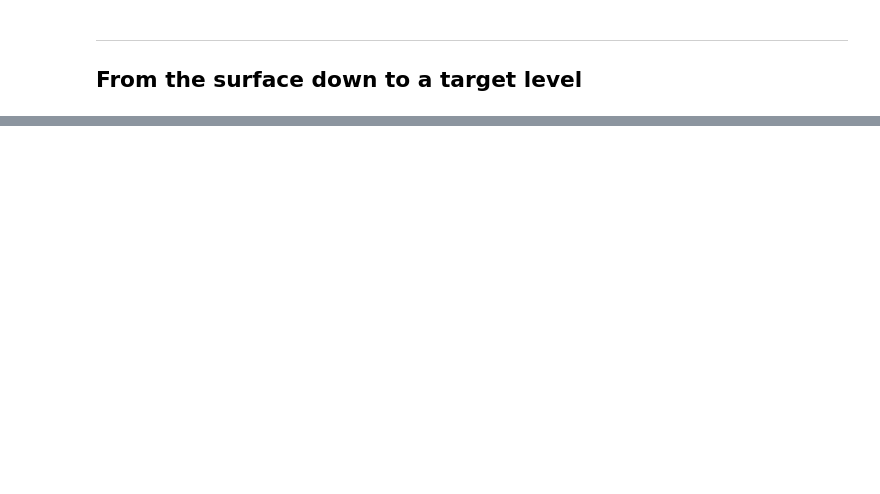
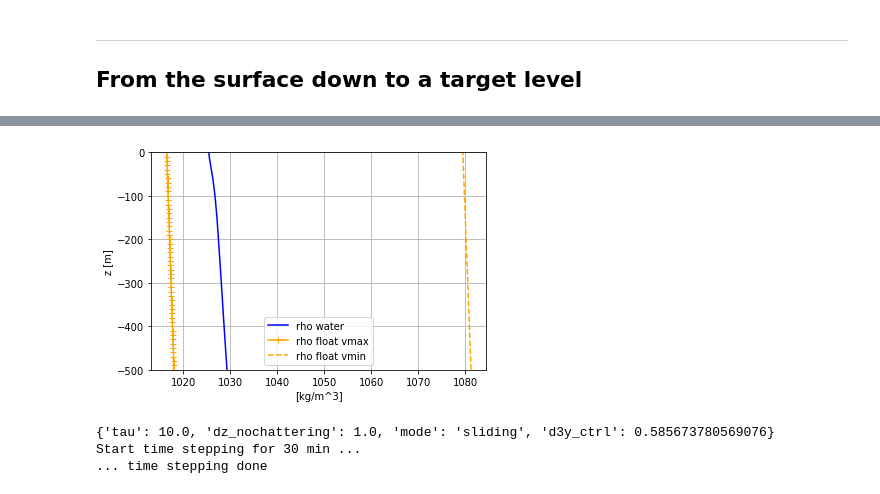
Before and after one commit to apatlpo/cognac, a Jupyter notebook: instrum/zcontrol_nrg.ipynb, the cells around one changed output, grey strips where cells are left out. Drawn from its saved outputs; the diff is of its cells as text; code cells hidden in the pictures; blank space fills up the shorter version.

Commit message:
improves nrg calculation, and comparison between compressible and less compressible cases

```diff
--- a/instrum/zcontrol_nrg.ipynb
+++ b/instrum/zcontrol_nrg.ipynb
@@ -150,0 +153,40 @@ plot_log(f,z_target=z_target)
+# %%
+
+# store values from compressible float
+vmin_fc = f_c.piston.vol_min
+vmax_fc = f_c.piston.vol_max
+
+print('vol_min compressible float: %.1f cm^3' %(vmin_fc*1e6))
+
+#
+f = autonomous_float(model='ENSTA')
+
+# compute compressibility
+gamma = compute_gamma(f.a,.005,material='aluminium')
+print('Float compressibility = %e /dbar \n' %(gamma))
+f.gamma=gamma
+
+# adjust mass to be at equilibrium at -250m
+iz = np.argmin(np.abs(z+250))
+f.adjust_m(p[iz],temp[iz],rho_w[iz])
+
+# set vmax such that the float is neutral at the surface
+iz = np.argmin(np.abs(z+0))
+vmax = f.volume4equilibrium(p[iz],temp[iz],rho_w[iz])
+#vmax = vmax_fc # not enough
+
+# set vmin such that the float is neutral at 1000m depth
+#iz = np.argmin(np.abs(z+1000))
+#vmin = f.volume4equilibrium(p[iz],temp[iz],rho_w[iz])
+vmin = vmin_fc
+
+# adjust vmax to be confortable at the surface - arbitrary !!!
+#vmax = vmax + (vmax-vmin)
+vmax += 50. * 1e-6 # units: m^3 !
+#
+
+f.init_piston(vol_min=vmin,vol_max=vmax,vol=vmax)
+print(f)
+
+# compute bounds on motions
+fmax, fmin, afmax, wmax = f.compute_bounds(w,-500.)
@@ -150,0 +211,13 @@ plot_log(f,z_target=z_target)
+# %%
+# show densities
+plot_float_density(z, f, w)
+# %% [output]
+[figure, added]
+# %%
+#
+f.time_step(w,T=1800.,dt_step=.1,dt_store=1.,z=0.,w=0.,v=f.piston.vol_max,
+            usepiston=True, z_target=z_target, ctrl=control)
+# %% [output]
+{'tau': 10.0, 'dz_nochattering': 1.0, 'mode': 'sliding', 'd3y_ctrl': 0.585673780569076}
+Start time stepping for 30 min ...
+... time stepping done
```
Also changed, not shown: parts of 21 cells of this notebook, 3 other files.
